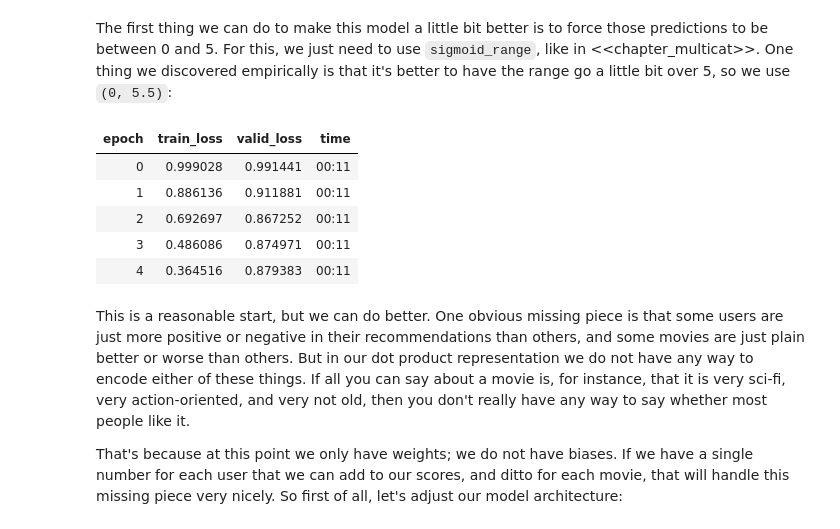
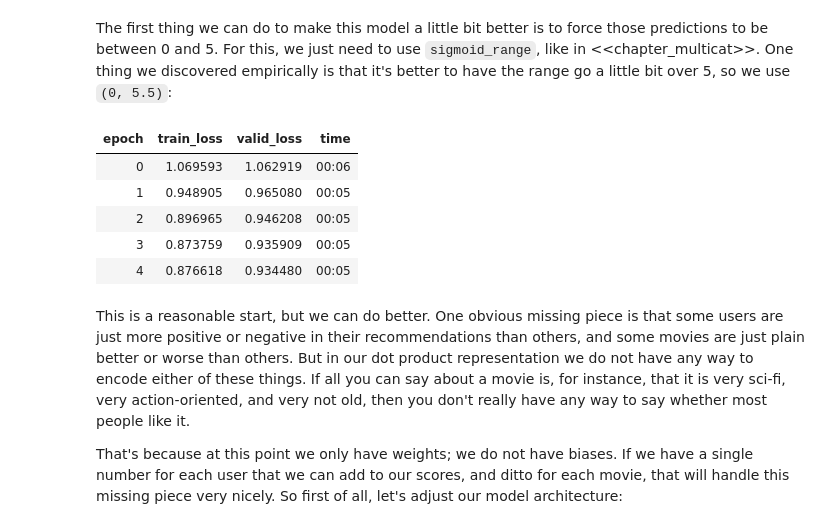
Before and after one commit to afortuny/DeepLearningFastAI, a Jupyter notebook: 09_Collaborative Filtering .ipynb, the cells around one changed output. Cells and saved outputs as stored; diff of their text form; code cells hidden in the pictures.

```diff
--- a/09_Collaborative Filtering .ipynb
+++ b/09_Collaborative Filtering .ipynb
@@ -257,16 +257,16 @@ class DotProduct(Module):
         movies = self.movie_factors(x[:,1])
         return sigmoid_range((users * movies).sum(dim=1), *self.y_range)
 # %%
-model = DotProduct(n_users, n_movies, 50)
+model = DotProduct(n_users, n_movies, 5)
 learn = Learner(dls, model, loss_func=MSELossFlat())
 learn.fit_one_cycle(5, 5e-3)
 # %% [output]
 | epoch | train_loss | valid_loss | time |
-| 0 | 0.999028 | 0.991441 | 00:11 |
-| 1 | 0.886136 | 0.911881 | 00:11 |
-| 2 | 0.692697 | 0.867252 | 00:11 |
-| 3 | 0.486086 | 0.874971 | 00:11 |
-| 4 | 0.364516 | 0.879383 | 00:11 |
+| 0 | 1.069593 | 1.062919 | 00:06 |
+| 1 | 0.948905 | 0.965080 | 00:05 |
+| 2 | 0.896965 | 0.946208 | 00:05 |
+| 3 | 0.873759 | 0.935909 | 00:05 |
+| 4 | 0.876618 | 0.934480 | 00:05 |
 # %% [markdown]
 This is a reasonable start, but we can do better. One obvious missing piece is that some users are just more positive or negative in their recommendations than others, and some movies are just plain better or worse than others. But in our dot product representation we do not have any way to encode either of these things. If all you can say about a movie is, for instance, that it is very sci-fi, very action-oriented, and very not old, then you don't really have any way to say whether most people like it.
 
```
Also changed, not shown: parts of 10 cells of this notebook.
